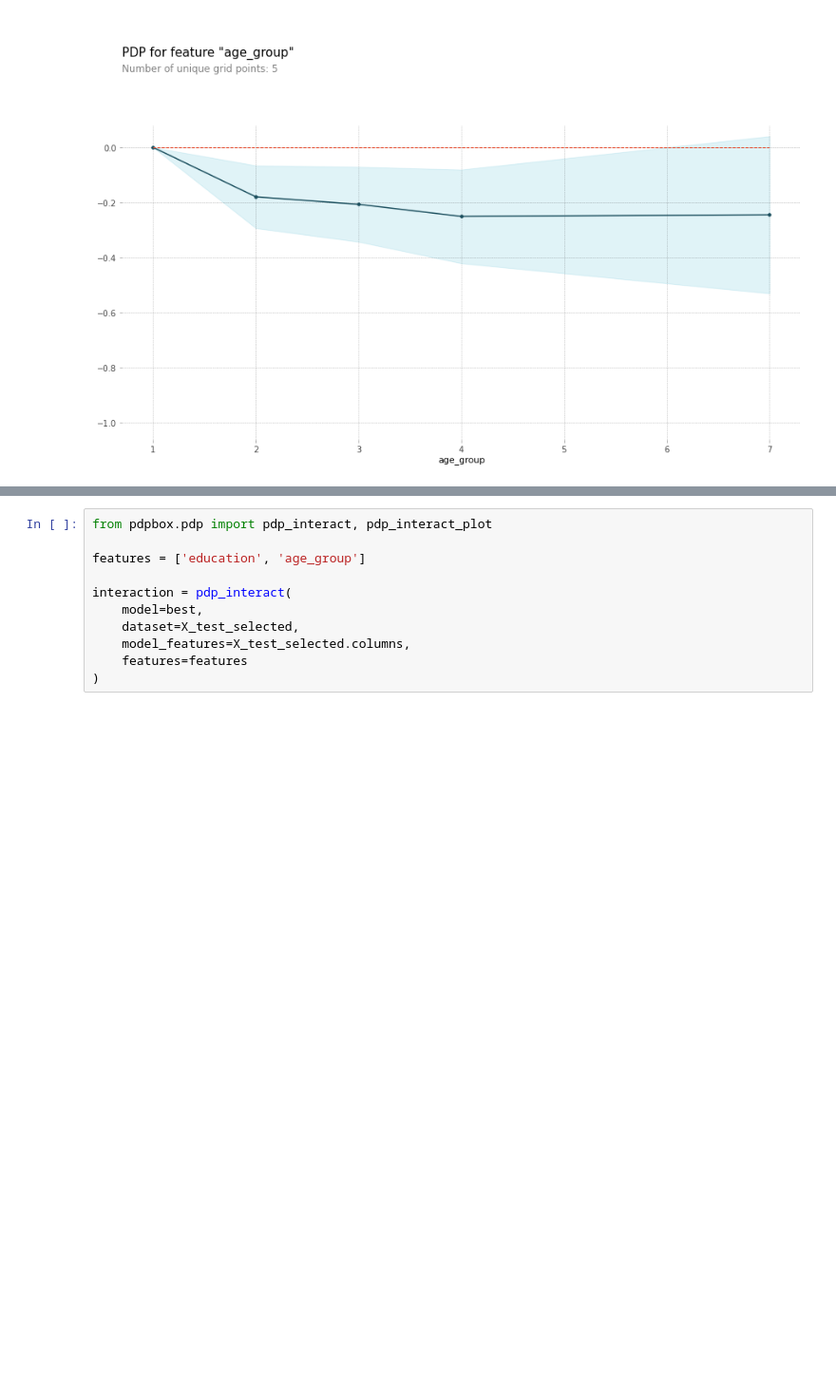
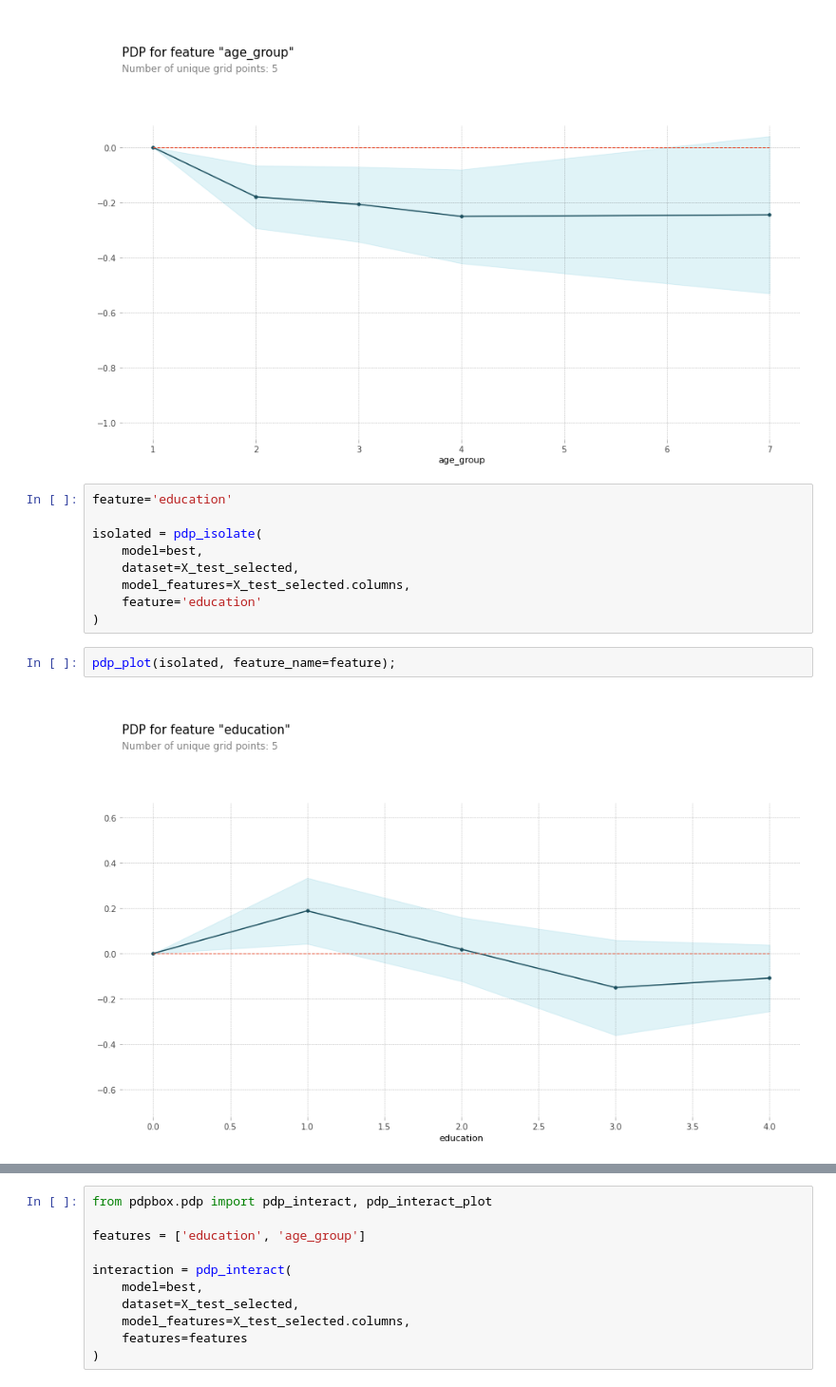
Before and after one commit to Alice1304/Section2_project, a Jupyter notebook: 0726_fin.ipynb, the cells around one changed output, grey strips where cells are left out. Shown at 95% size. Saved outputs shown, nothing was run; the diff lists cells and outputs as text; blank space fills up the shorter version.

```diff
--- a/0726_fin.ipynb
+++ b/0726_fin.ipynb
@@ -646,3 +646,16 @@ WARNING:matplotlib.font_manager:findfont: Font family ['Arial'] not found. Falli
 WARNING:matplotlib.font_manager:findfont: Font family ['Arial'] not found. Falling back to DejaVu Sans.
 WARNING:matplotlib.font_manager:findfont: Font family ['Arial'] not found. Falling back to DejaVu Sans.
 [figure]
+# %%
+feature='education'
+
+isolated = pdp_isolate(
+    model=best,
+    dataset=X_test_selected,
+    model_features=X_test_selected.columns,
+    feature='education'
+)
+# %%
+pdp_plot(isolated, feature_name=feature);
+# %% [output]
+[figure, added]
```
Also changed, not shown: parts of 6 cells of this notebook.
